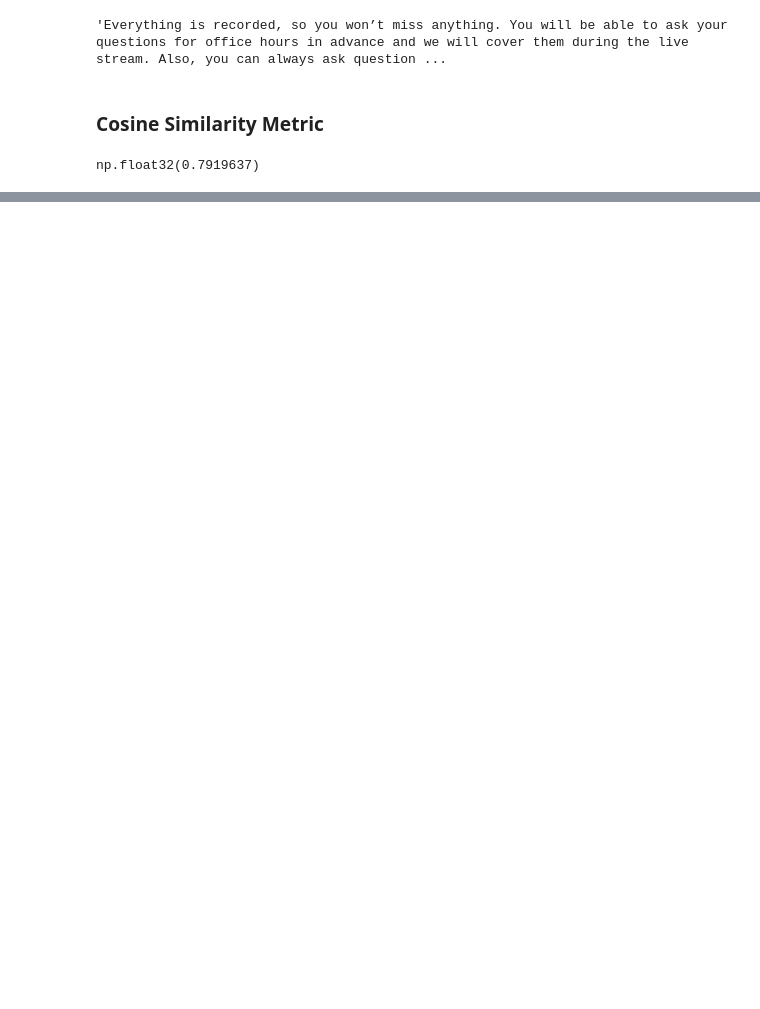
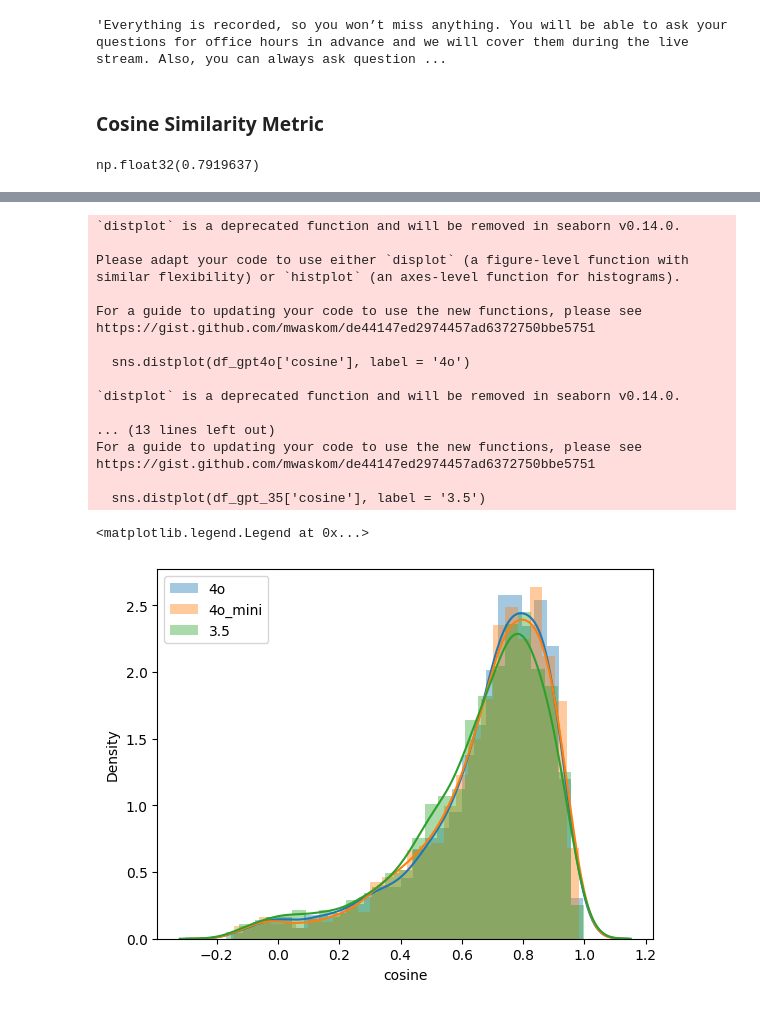
Before and after one commit to mtm-007/seaarch-engine-ws, a Jupyter notebook: notebooks/offline_rag_Evals.ipynb, the cells around one changed output, grey strips where cells are left out. Cells and saved outputs as stored; diff of their text form; code cells hidden in the pictures; blank space fills up the shorter version.

```diff
--- a/notebooks/offline_rag_Evals.ipynb
+++ b/notebooks/offline_rag_Evals.ipynb
@@ -248,0 +449,17 @@ df_gpt_4o_mini.sample(n=5)
+# %%
+base_url = 'https://raw.githubusercontent.com/DataTalksClub/llm-zoomcamp/main'
+relative_url = '04-monitoring/data/results-gpt4o-mini.csv'
+docs_url = f'{base_url}/{relative_url}'
+
+df_gpt_4o_mini = pd.read_csv(docs_url)
+
+results_gpt_4o_mini = df_gpt_4o_mini.to_dict(orient='records')
+
+similarity_4o_mini = []
+
+for record in tqdm(results_gpt_4o_mini):
+    sim = compute_similarity(record)
+    similarity_4o_mini.append(sim)
+# %%
+df_gpt_4o_mini['cosine'] = similarity_4o_mini
+df_gpt_4o_mini['cosine'].describe()
@@ -248,0 +490,26 @@ df_gpt_4o_mini.sample(n=5)
+# %%
+sns.distplot(df_gpt4o['cosine'], label = '4o')
+sns.distplot(df_gpt_4o_mini['cosine'], label = '4o_mini')
+sns.distplot(df_gpt_35['cosine'], label = '3.5')
+
+plt.legend()
+# %% [output]
+`distplot` is a deprecated function and will be removed in seaborn v0.14.0.
+
+Please adapt your code to use either `displot` (a figure-level function with
+similar flexibility) or `histplot` (an axes-level function for histograms).
+
+For a guide to updating your code to use the new functions, please see
+https://gist.github.com/mwaskom/de44147ed2974457ad6372750bbe5751
+
+  sns.distplot(df_gpt4o['cosine'], label = '4o')
+
+`distplot` is a deprecated function and will be removed in seaborn v0.14.0.
+
+... (13 lines left out)
+For a guide to updating your code to use the new functions, please see
+https://gist.github.com/mwaskom/de44147ed2974457ad6372750bbe5751
+
+  sns.distplot(df_gpt_35['cosine'], label = '3.5')
+<matplotlib.legend.Legend at 0x...>
+[figure, added]
```
Also changed, not shown: parts of 33 cells of this notebook, 1 other file.
